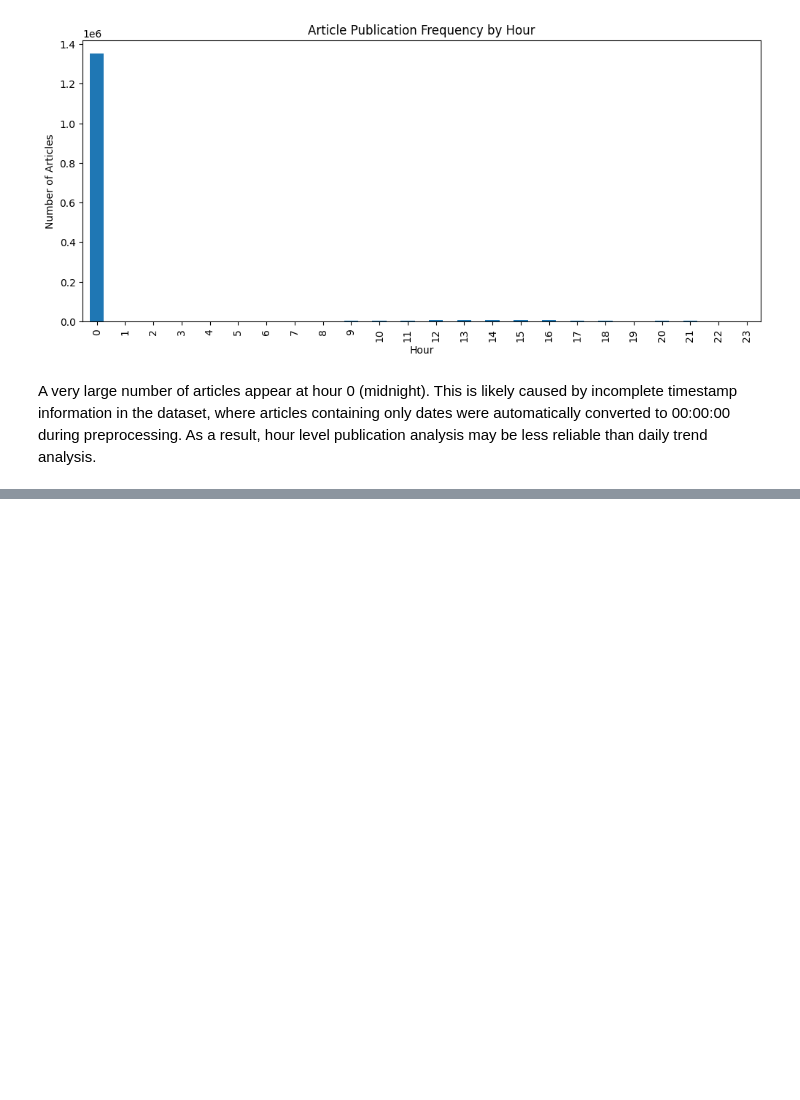
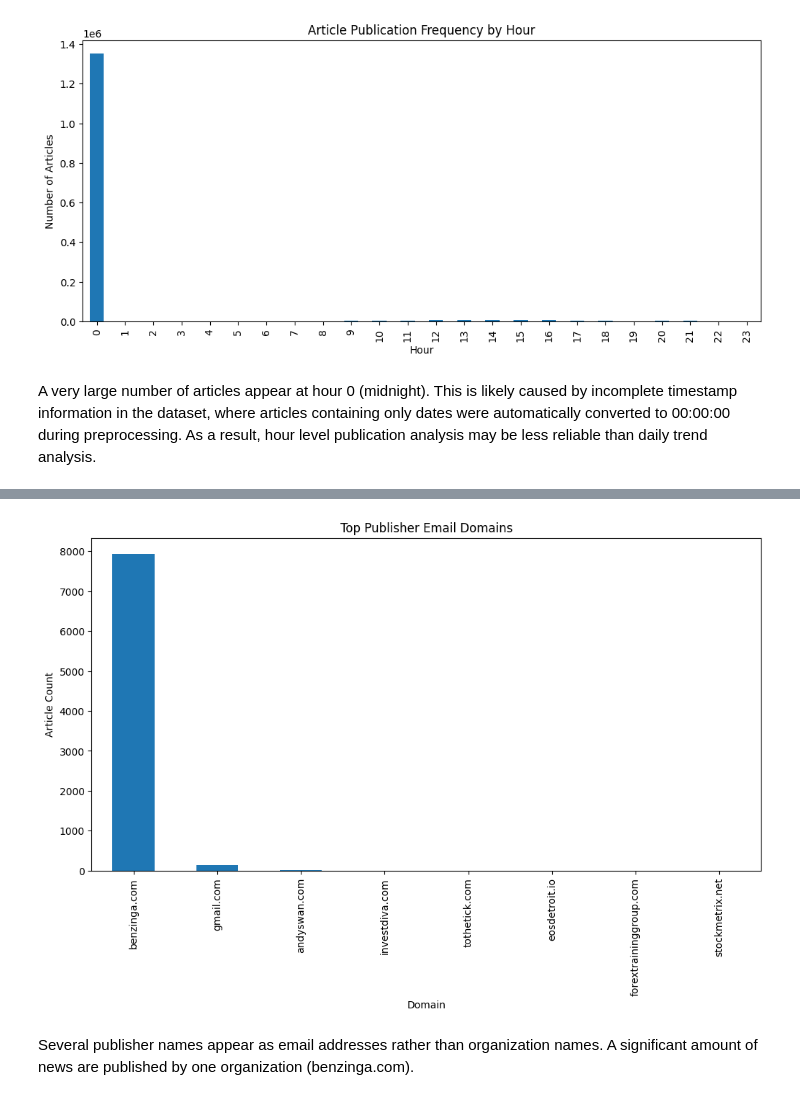
Before and after one commit to Megdelawit365/news-sentiment-analysis, a Jupyter notebook: notebooks/eda.ipynb, the cells around one changed output, grey strips where cells are left out. Drawn from its saved outputs; the diff is of its cells as text; code cells hidden in the pictures; blank space fills up the shorter version.

Commit message:
feat: add publisher analysis to eda notebook

```diff
--- a/notebooks/eda.ipynb
+++ b/notebooks/eda.ipynb
@@ -454,0 +461,6 @@ A very large number of articles appear at hour 0 (midnight). This is likely caus
+# %%
+email_publishers = df_news[
+    df_news["publisher"].str.contains("@", na=False)
+]
+
+email_publishers["publisher"].head()
@@ -454,0 +474,10 @@ A very large number of articles appear at hour 0 (midnight). This is likely caus
+# %%
+email_publishers = email_publishers.copy()
+
+email_publishers["domain"] = (
+    email_publishers["publisher"]
+    .str.split("@")
+    .str[-1]
+)
+
+email_publishers["domain"].head()
@@ -454,0 +491,7 @@ A very large number of articles appear at hour 0 (midnight). This is likely caus
+# %%
+domain_counts = (
+    email_publishers["domain"]
+    .value_counts()
+)
+
+domain_counts.head(10)
@@ -454,0 +509,16 @@ A very large number of articles appear at hour 0 (midnight). This is likely caus
+# %%
+top_domains = domain_counts.head(10)
+
+plt.figure(figsize=(12,6))
+
+top_domains.plot(kind="bar")
+
+plt.title("Top Publisher Email Domains")
+plt.xlabel("Domain")
+plt.ylabel("Article Count")
+
+plt.show()
+# %% [output]
+[figure, added]
+# %% [markdown]
+Several publisher names appear as email addresses rather than organization names. A significant amount of news are published by one organization (benzinga.com).
```
Also changed, not shown: parts of 8 cells of this notebook.
